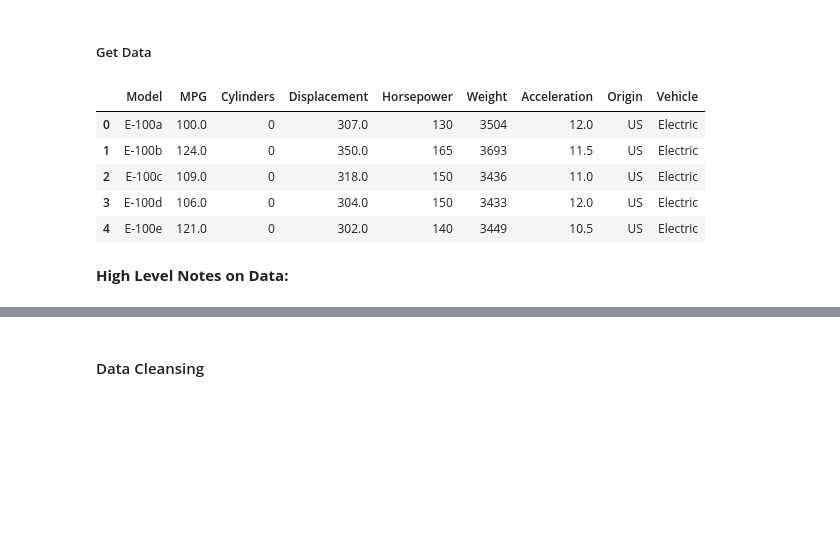
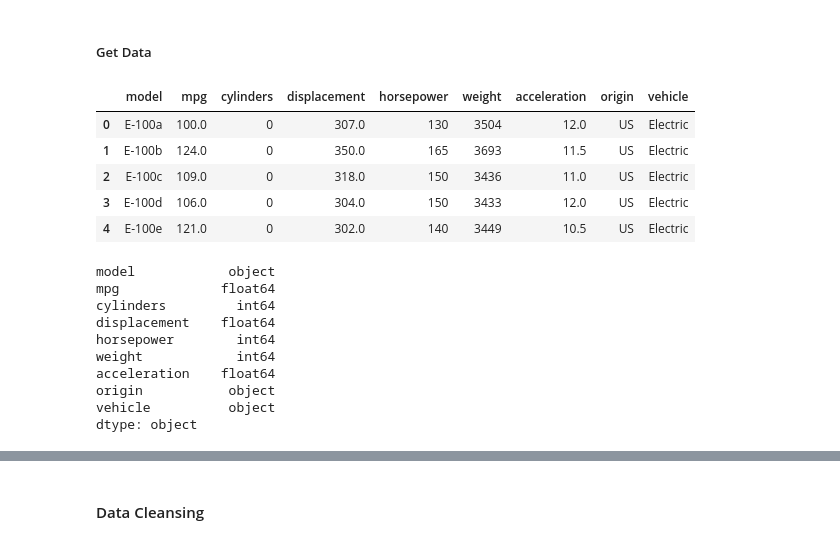
Before and after one commit to JeffGoseland/ad-challenge, a Jupyter notebook: research-notebook.ipynb, the cells around one changed output, grey strips where cells are left out. Drawn from its saved outputs; the diff is of its cells as text; code cells hidden in the pictures; blank space fills up the shorter version.

```diff
--- a/research-notebook.ipynb
+++ b/research-notebook.ipynb
@@ -29,13 +38,28 @@ seed = 1980
 # %%
 # skip the second row -- data types
 carsopt_df= pd.read_csv('./data/carsopt.txt', sep=';', skiprows=[1])
+
+# simplify col names
+carsopt_df.columns = carsopt_df.columns.str.replace(" ", "_").str.lower()
+
 carsopt_df.head()
 # %% [output]
-|  | Model | MPG | Cylinders | Displacement | Horsepower | Weight | Acceleration | Origin | Vehicle |
+|  | model | mpg | cylinders | displacement | horsepower | weight | acceleration | origin | vehicle |
 | 0 | E-100a | 100.0 | 0 | 307.0 | 130 | 3504 | 12.0 | US | Electric |
 | 1 | E-100b | 124.0 | 0 | 350.0 | 165 | 3693 | 11.5 | US | Electric |
 | 2 | E-100c | 109.0 | 0 | 318.0 | 150 | 3436 | 11.0 | US | Electric |
 | 3 | E-100d | 106.0 | 0 | 304.0 | 150 | 3433 | 12.0 | US | Electric |
 | 4 | E-100e | 121.0 | 0 | 302.0 | 140 | 3449 | 10.5 | US | Electric |
-# %% [markdown]
-**High Level Notes on Data:**
+# %%
+carsopt_df.dtypes
+# %% [output]
+model            object
+mpg             float64
+cylinders         int64
+displacement    float64
+horsepower        int64
+weight            int64
+acceleration    float64
+origin           object
+vehicle          object
+dtype: object
```
Also changed, not shown: parts of 56 cells of this notebook, 1 other file.
